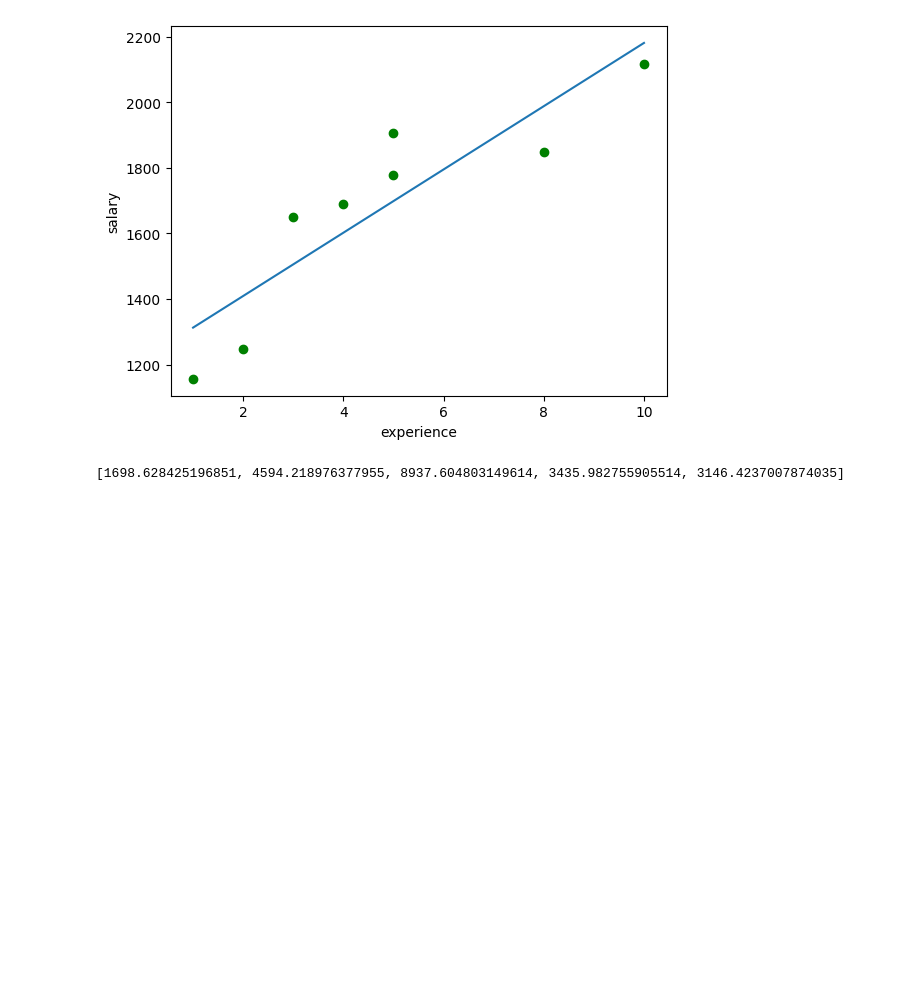
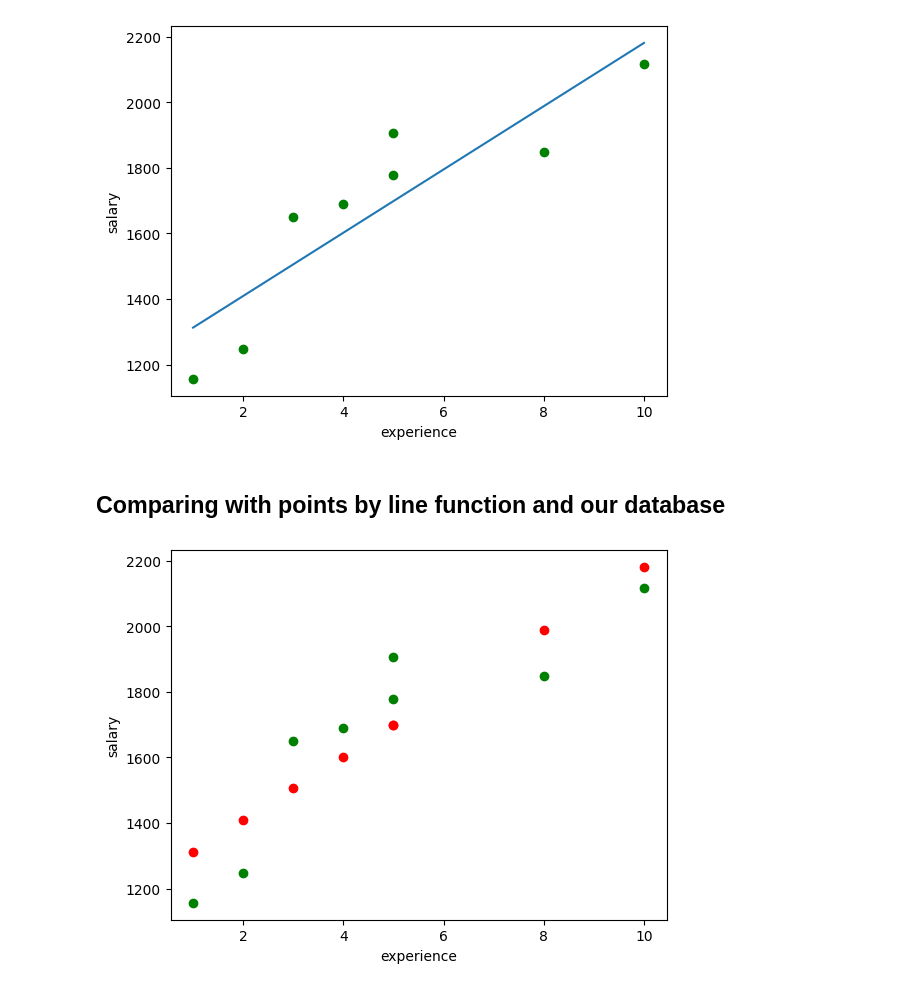
Before and after one commit to codeYann/linear-regression, a Jupyter notebook: src/linear-regression.ipynb, the cells around one changed output. Cells and saved outputs as stored; diff of their text form; code cells hidden in the pictures; blank space fills up the shorter version.

```diff
--- a/src/linear-regression.ipynb
+++ b/src/linear-regression.ipynb
@@ -92,8 +94,8 @@ b = ((8 * 69.760) - (38 * 13.396)) / ((8 * 244) - (38**2)) * 1000
 a = 1216.03
 
 
-def y(x: float) -> float:
+def line_function(x: float) -> float:
     return a + b * x
 
 
-y_values = [y(x) for x in xp_series]
+y_values = [line_function(x) for x in xp_series]
@@ -105,6 +109,13 @@ plt.plot(xp_series, y_values)
 plt.show()
 # %% [output]
 [figure]
+# %% [markdown]
+## Comparing with points by line function and our database
 # %%
+plt.scatter(xp_series, salary_series, color="green")
+plt.scatter(xp_series, y_values, color="red")
+plt.xlabel("experience")
+plt.ylabel("salary")
+plt.show()
 # %% [output]
-[1698.628425196851, 4594.218976377955, 8937.604803149614, 3435.982755905514, 3146.4237007874035]
+[figure, added]
```
Also changed, not shown: parts of 2 cells of this notebook.
